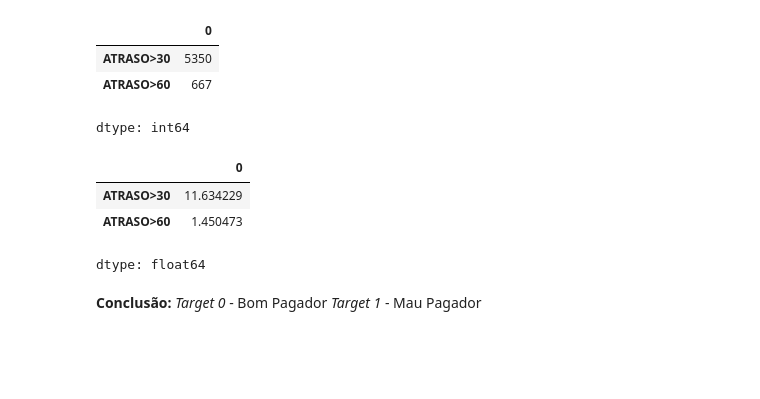
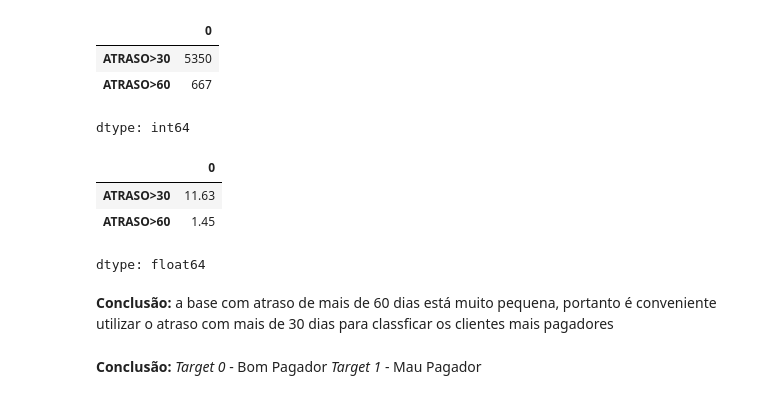
Before and after one commit to marciapaulasv-coder/TechChalenge, a Jupyter notebook: 01_eda.ipynb, the cells around one changed output. Cells and saved outputs as stored; diff of their text form; code cells hidden in the pictures; blank space fills up the shorter version.

```diff
--- a/01_eda.ipynb
+++ b/01_eda.ipynb
@@ -254,13 +228,15 @@ comparacao_target.sum()
 | ATRASO>30 | 5350 |
 | ATRASO>60 | 667 |
 dtype: int64
-# %%
-comparacao_target.mean() * 100
-# %% [output]
-|  | 0 |
-| ATRASO>30 | 11.634229 |
-| ATRASO>60 | 1.450473 |
-dtype: float64
+# %%
+(comparacao_target.mean() * 100).round(2)
+# %% [output]
+|  | 0 |
+| ATRASO>30 | 11.63 |
+| ATRASO>60 | 1.45 |
+dtype: float64
+# %% [markdown]
+**Conclusão:** a base com atraso de mais de 60 dias está muito pequena, portanto é conveniente utilizar o atraso com mais de 30 dias para classficar os clientes mais pagadores
 # %%
 CR['TARGET'] = CR['STATUS'].isin(['1', '2', '3', '4', '5']).astype(int)
 # %% [markdown]
```
Also changed, not shown: parts of 9 cells of this notebook.
